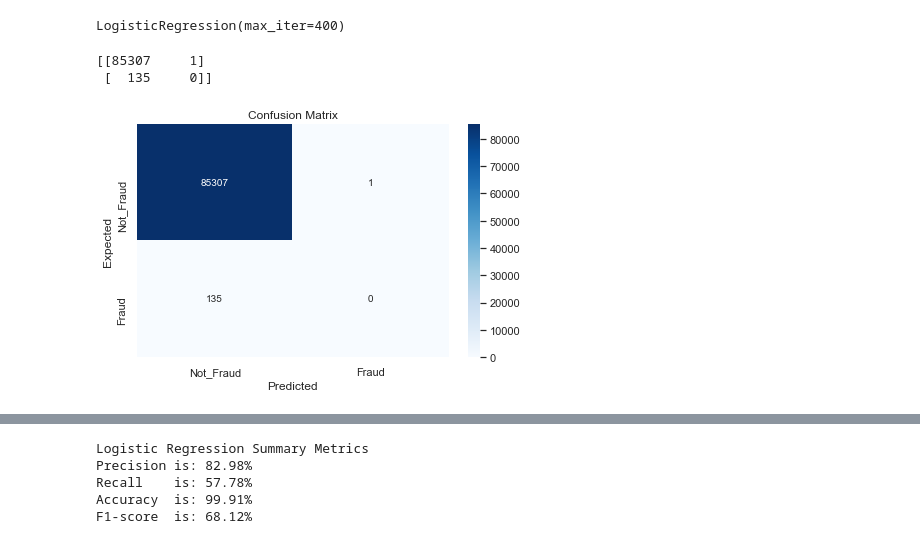
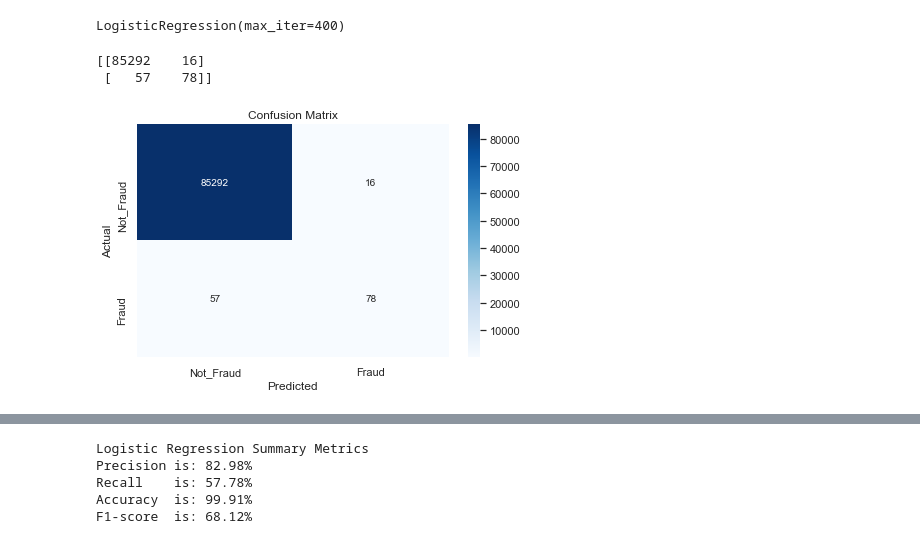
Before and after one commit to Sedozan/Analytics, a Jupyter notebook: Credit Card Fraud Detection.ipynb, the cells around one changed output, grey strips where cells are left out. Saved outputs shown, nothing was run; the diff lists cells and outputs as text; code cells hidden in the pictures.

```diff
--- a/Credit Card Fraud Detection.ipynb
+++ b/Credit Card Fraud Detection.ipynb
@@ -205,26 +209,26 @@ Log_val_predictions = Logistic_model.predict(val_X)
 # %%
 ### Confusion Matrix ###
 # It is a performance measurement for machine learning classification.
 # Results will be used to determine metrics such as Recall, Precision, and Accuracy. Note: Since the data is unbalanced, accuracy will most likely not be a relevant performance metric.
 
 # Visualize the prediction results
 class_names = ['Not_Fraud', 'Fraud']
 matrix = confusion_matrix(val_y, Log_val_predictions)
 print(metrics.confusion_matrix(val_y, Log_val_predictions))
 
 # Create pandas dataframe
 dataframe = pd.DataFrame(matrix, index=class_names, columns=class_names)
 
 # Create heatmap
 sns.heatmap(dataframe, annot=True, cbar="Blues", cmap="Blues", fmt = 'g')
 
 plt.title("Confusion Matrix"), plt.tight_layout()
-plt.ylabel("Expected"), plt.xlabel("Predicted")
+plt.ylabel("Actual"), plt.xlabel("Predicted")
 plt.show()
 
 # TN=85292 TP= 78 FP= 16 FN= 57
 # %% [output]
-[[85307     1]
- [  135     0]]
+[[85292    16]
+ [   57    78]]
-[figure, old version]
+[figure, new version]
 # %%
```
Also changed, not shown: parts of 10 cells of this notebook.
